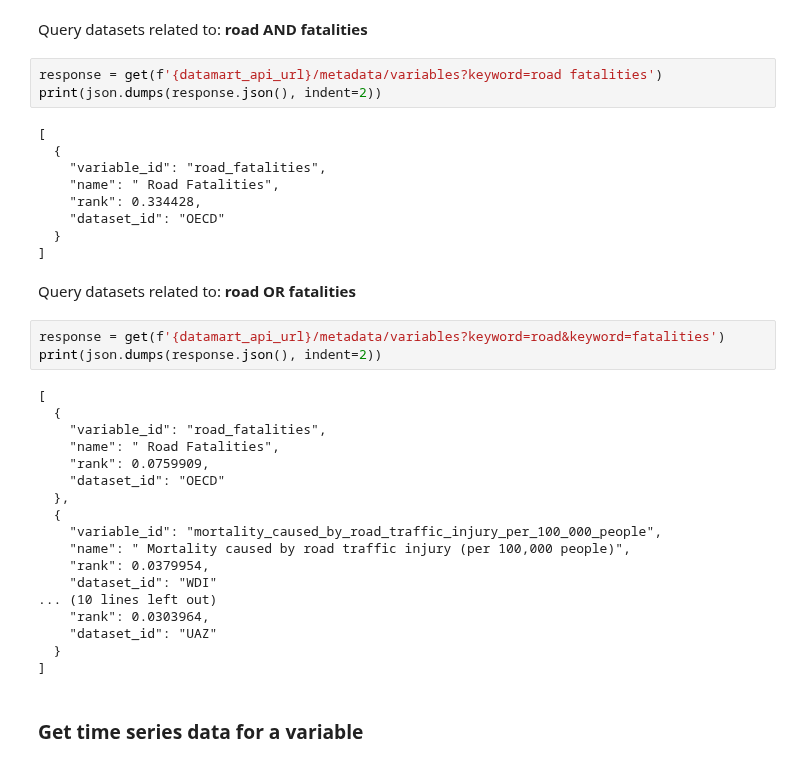
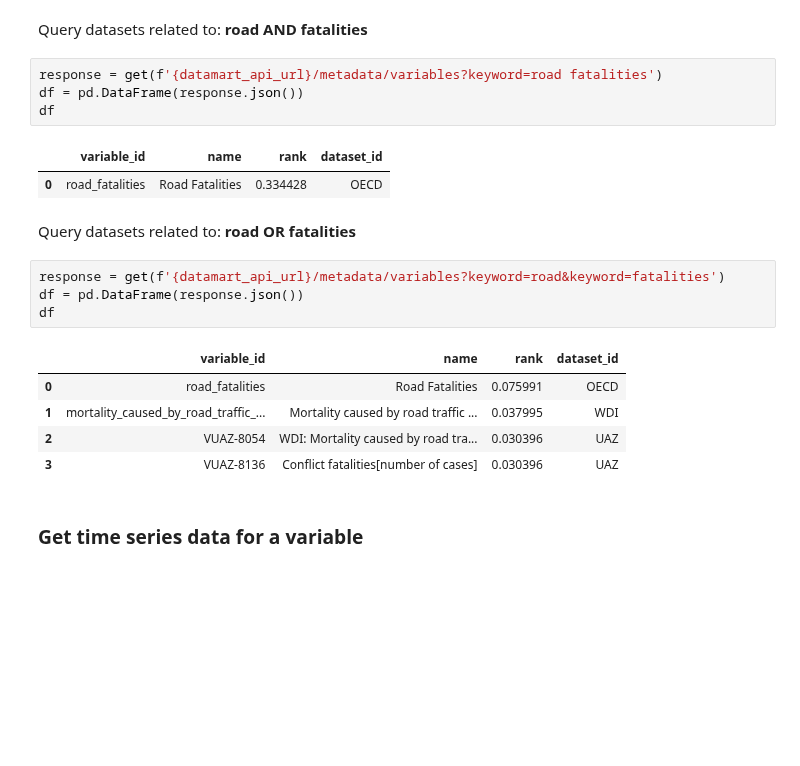
Before and after one commit to usc-isi-i2/datamart-api, a Jupyter notebook: Datamart Data API Demo.ipynb, the cells around one changed output. Drawn from its saved outputs; the diff is of its cells as text; blank space fills up the shorter version.

```diff
--- a/Datamart Data API Demo.ipynb
+++ b/Datamart Data API Demo.ipynb
@@ -175,39 +148,23 @@ print(json.dumps(response.json(), indent=2))
 Query datasets related to: **road AND fatalities**
 # %%
 response = get(f'{datamart_api_url}/metadata/variables?keyword=road fatalities')
-print(json.dumps(response.json(), indent=2))
+df = pd.DataFrame(response.json())
+df
 # %% [output]
-[
-  {
-    "variable_id": "road_fatalities",
-    "name": " Road Fatalities",
-    "rank": 0.334428,
-    "dataset_id": "OECD"
-  }
-]
+|  | variable_id | name | rank | dataset_id |
+| 0 | road_fatalities | Road Fatalities | 0.334428 | OECD |
 # %% [markdown]
 Query datasets related to: **road OR fatalities**
 # %%
 response = get(f'{datamart_api_url}/metadata/variables?keyword=road&keyword=fatalities')
-print(json.dumps(response.json(), indent=2))
+df = pd.DataFrame(response.json())
+df
 # %% [output]
-[
-  {
-    "variable_id": "road_fatalities",
-    "name": " Road Fatalities",
-    "rank": 0.0759909,
-    "dataset_id": "OECD"
-  },
-  {
-    "variable_id": "mortality_caused_by_road_traffic_injury_per_100_000_people",
-    "name": " Mortality caused by road traffic injury (per 100,000 people)",
-    "rank": 0.0379954,
-    "dataset_id": "WDI"
-... (10 lines left out)
-    "rank": 0.0303964,
-    "dataset_id": "UAZ"
-  }
-]
+|  | variable_id | name | rank | dataset_id |
+| 0 | road_fatalities | Road Fatalities | 0.075991 | OECD |
+| 1 | mortality_caused_by_road_traffic_... | Mortality caused by road traffic ... | 0.037995 | WDI |
+| 2 | VUAZ-8054 | WDI: Mortality caused by road tra... | 0.030396 | UAZ |
+| 3 | VUAZ-8136 | Conflict fatalities[number of cases] | 0.030396 | UAZ |
 # %% [markdown]
 ### Get time series data for a variable
 # %% [markdown]
```
Also changed, not shown: parts of 6 cells of this notebook.
